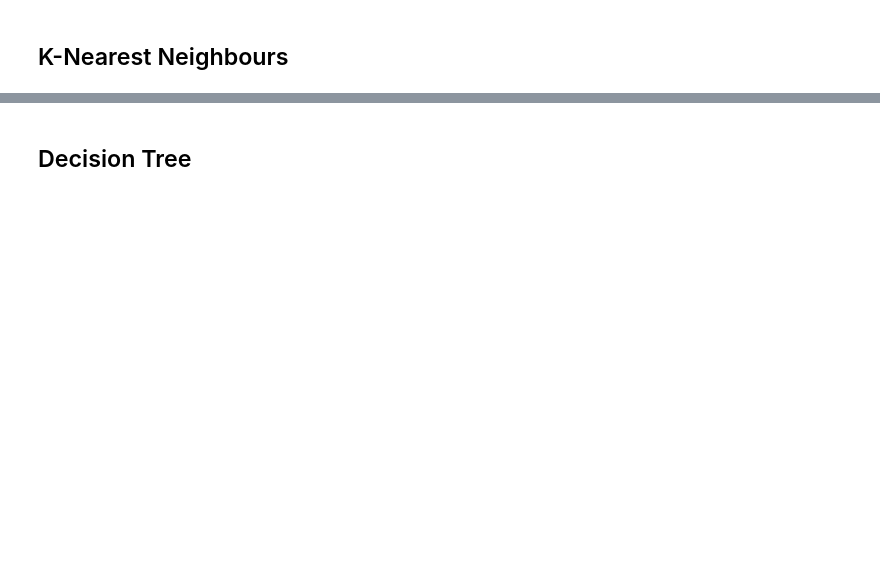
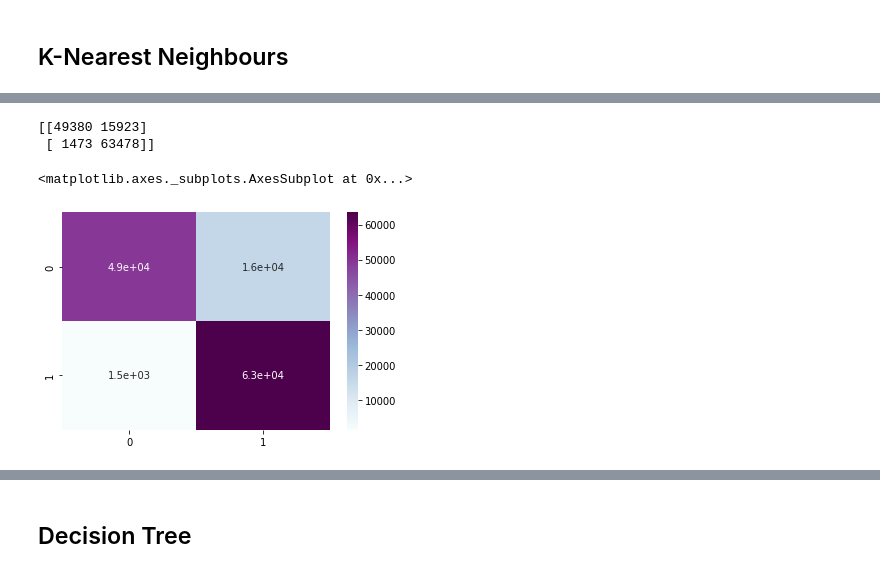
Before and after one commit to Shashwat-spyder/Health-Insurance-Cross-Sell, a Jupyter notebook: Copy_of_HEALTH_INSURANCE_CROSS_SELL_PREDICTION.ipynb, the cells around one changed output, grey strips where cells are left out. Saved outputs shown, nothing was run; the diff lists cells and outputs as text; code cells hidden in the pictures; blank space fills up the shorter version.

```diff
--- a/Copy_of_HEALTH_INSURANCE_CROSS_SELL_PREDICTION.ipynb
+++ b/Copy_of_HEALTH_INSURANCE_CROSS_SELL_PREDICTION.ipynb
@@ -496,0 +474,9 @@ print(auc)
+# %%
+cmknn=confusion_matrix(y_test,y_predKNNTest)
+print(cmknn)
+sns.heatmap(cmknn,annot=True,cmap='BuPu')
+# %% [output]
+[[49380 15923]
+ [ 1473 63478]]
+<matplotlib.axes._subplots.AxesSubplot at 0x...>
+[figure, added]
```
Also changed, not shown: parts of 31 cells of this notebook.
